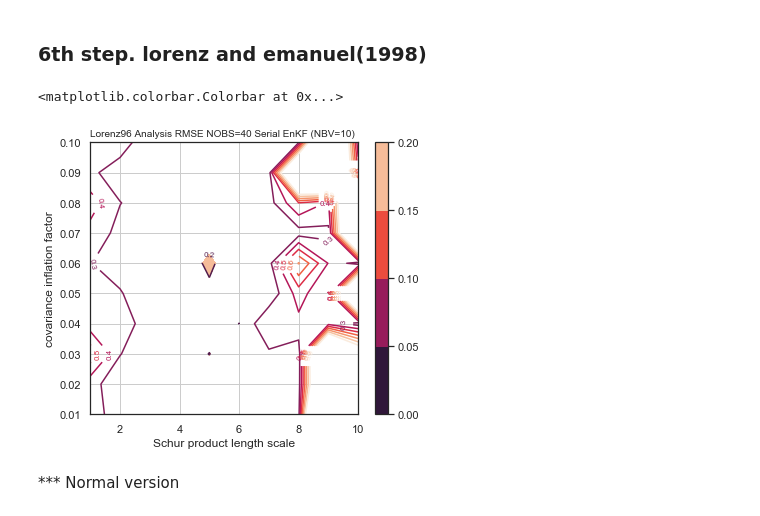
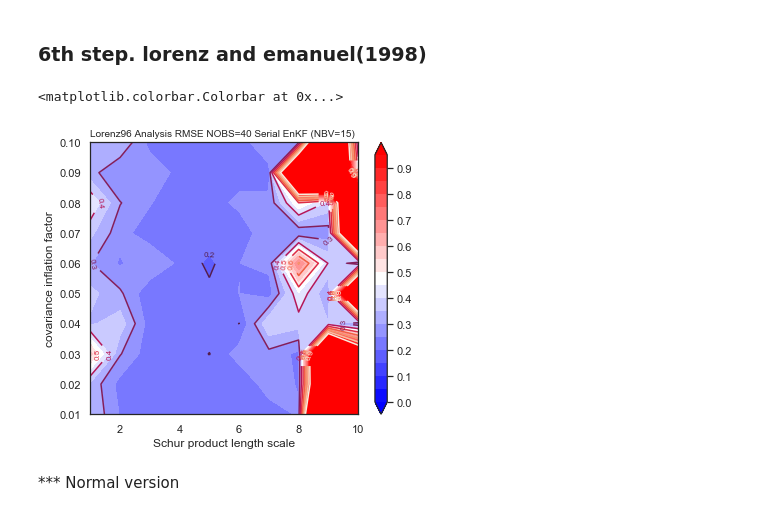
Before and after one commit to Toyo-Daichi/DA_basic, a Jupyter notebook: exp_view.ipynb, the cells around one changed output. Cells and saved outputs as stored; diff of their text form; code cells hidden in the pictures.

```diff
--- a/exp_view.ipynb
+++ b/exp_view.ipynb
@@ -582,17 +582,18 @@ y_coord = np.arange(0.01, 0.11, 0.01)
 # %%
 fig, ax = plt.subplots(figsize=(6, 5))
 lorenz_emanuel = ax
 cont = lorenz_emanuel.contour(x_coord, y_coord, rmse_ndarray, levels=np.arange(0.0, 1.0, 0.1))
 cont.clabel(fmt='%1.1f', fontsize=8)
-shad = lorenz_emanuel.contourf(x_coord, y_coord, rmse_ndarray, levels=np.arange(0.0, 0.25, 0.05))
+cmap = plt.get_cmap('bwr')
+shad = lorenz_emanuel.contourf(x_coord, y_coord, rmse_ndarray, levels=np.arange(0.0, 1.0, 0.05), cmap=cmap, extend='both')
 lorenz_emanuel.set_xlabel('Schur product length scale')
 lorenz_emanuel.set_ylabel('covariance inflation factor')
-lorenz_emanuel.set_title('Lorenz96 Analysis RMSE NOBS=40 Serial EnKF (NBV=10)', loc='left', fontsize=10)
+lorenz_emanuel.set_title('Lorenz96 Analysis RMSE NOBS=40 Serial EnKF (NBV={})'.format(mems), loc='left', fontsize=10)
 lorenz_emanuel.grid()
 plt.colorbar(shad)
 # %% [output]
 <matplotlib.colorbar.Colorbar at 0x...>
-[figure, old version]
+[figure, new version]
 # %% [markdown]
 *** Normal version
 # %%
```
Also changed, not shown: 2 other files.
